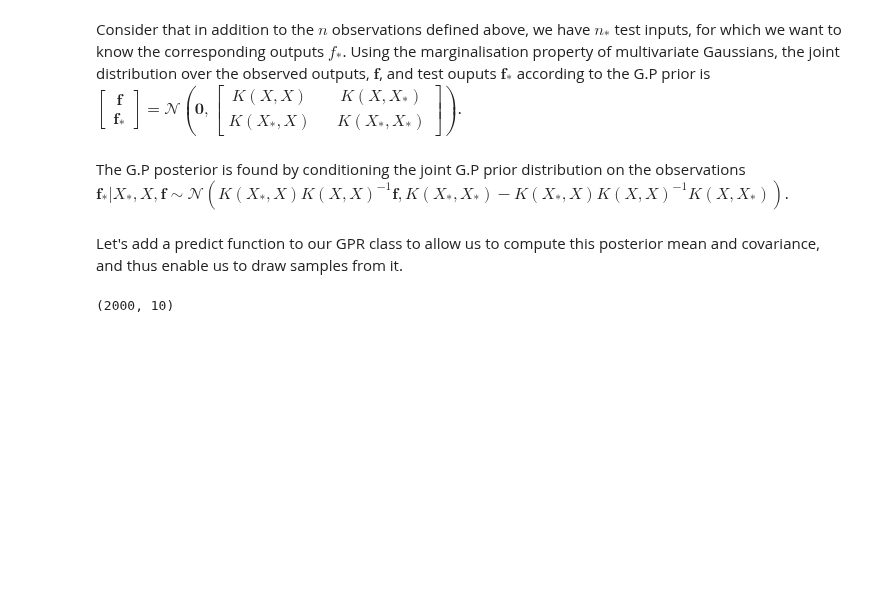
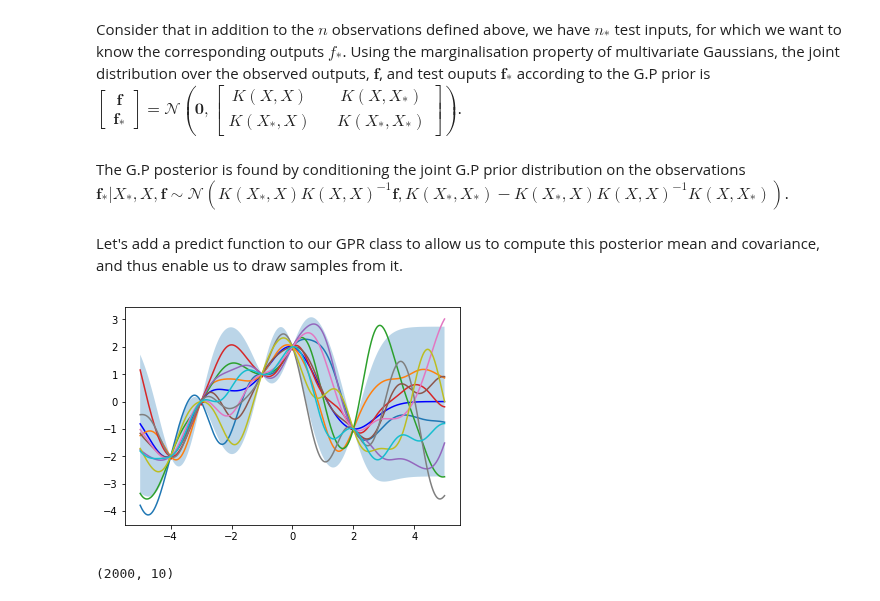
Before and after one commit to michaeloneill/GaussianProcesses, a Jupyter notebook: GPR_blog.ipynb, the cells around one changed output. Cells and saved outputs as stored; diff of their text form; code cells hidden in the pictures; blank space fills up the shorter version.

Commit message:
start making kernels classes

```diff
--- a/GPR_blog.ipynb
+++ b/GPR_blog.ipynb
@@ -139,3 +137,19 @@ y_sampled = gp.sample_y(X, (X_train, y_train), 10)
+# %%
+y_pred_mean, y_pred_covar = gp.predict(X_train, y_train, X)
+# %%
+# compute 95% confidence interval from pointwise variances and plot
+pointwise_variances = y_pred_covar.diagonal()
+error = 1.96 * np.sqrt(pointwise_variances)
+plt.plot(X_train[:, 0], y_train, 'r+')
+plt.plot(X, y_pred_mean, 'b')
+plt.fill_between(X[:, 0], y_pred_mean - error, y_pred_mean + error, alpha=0.3)
+
+y_sampled = gp.sample_y(X, (X_train, y_train), 10)
+plt.plot(X, y_sampled)
+#plt.title('{} kernel'.format(kernel_name))
+plt.show()
+# %% [output]
+[figure, added]
 # %%
 y_sampled.shape
 # %% [output]
```
Also changed, not shown: parts of 10 cells of this notebook.
